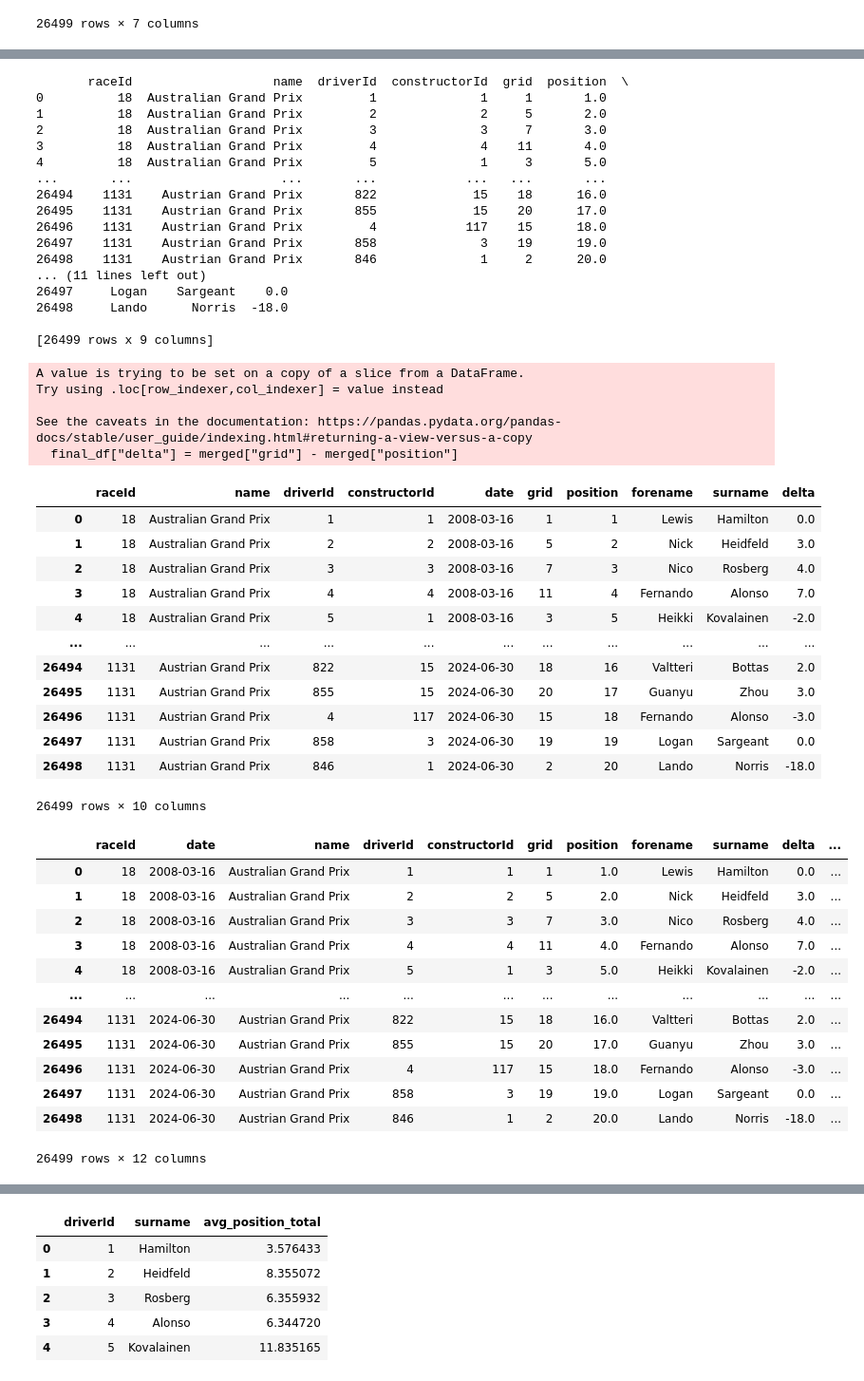
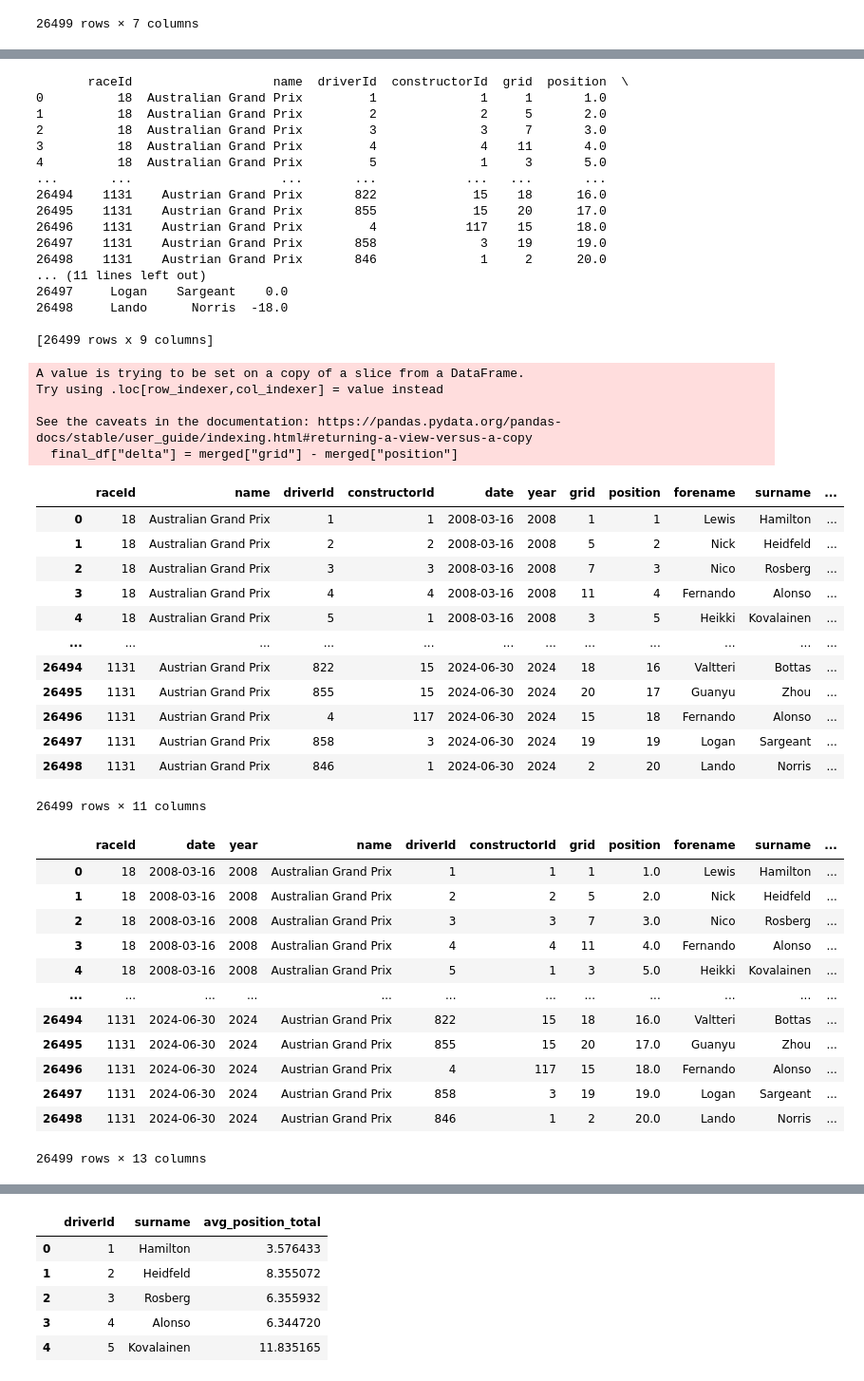
Before and after one commit to ipranek/F1-Random-Forest, a Jupyter notebook: data_arrange.ipynb, the cells around one changed output, grey strips where cells are left out. Shown at 95% size. Cells and saved outputs as stored; diff of their text form; code cells hidden in the pictures.

```diff
--- a/data_arrange.ipynb
+++ b/data_arrange.ipynb
@@ -71,9 +71,9 @@ races = pd.read_csv(os.path.join(DIR_PATH, "races.csv"))
 
 merged = results.merge(drivers, on="driverId", how="inner") #merging drivers to results with the key as driverId
 
-merged = merged.merge(races[["raceId","name", "date"]], on="raceId", how="inner") #taking the merged and merging races to it with the selected columns with the key as raceId
-
-final_df = merged[["raceId","name", "driverId","constructorId","date", "grid","position", "forename", "surname"]]
+merged = merged.merge(races[["raceId","name", "date", "year"]], on="raceId", how="inner") #taking the merged and merging races to it with the selected columns with the key as raceId
+#also, next time pls just extract the year from the date by using datetime, this is kinda stupid lmao
+final_df = merged[["raceId","name", "driverId","constructorId","date", "year", "grid","position", "forename", "surname"]]
 
 final_df
 # %% [output]
@@ -124,51 +124,51 @@ Try using .loc[row_indexer,col_indexer] = value instead
 
 See the caveats in the documentation: https://pandas.pydata.org/pandas-docs/stable/user_guide/indexing.html#returning-a-view-versus-a-copy
   final_df["delta"] = merged["grid"] - merged["position"]
-|  | raceId | name | driverId | constructorId | date | grid | position | forename | surname | delta |
-| 0 | 18 | Australian Grand Prix | 1 | 1 | 2008-03-16 | 1 | 1 | Lewis | Hamilton | 0.0 |
-| 1 | 18 | Australian Grand Prix | 2 | 2 | 2008-03-16 | 5 | 2 | Nick | Heidfeld | 3.0 |
-| 2 | 18 | Australian Grand Prix | 3 | 3 | 2008-03-16 | 7 | 3 | Nico | Rosberg | 4.0 |
-| 3 | 18 | Australian Grand Prix | 4 | 4 | 2008-03-16 | 11 | 4 | Fernando | Alonso | 7.0 |
-| 4 | 18 | Australian Grand Prix | 5 | 1 | 2008-03-16 | 3 | 5 | Heikki | Kovalainen | -2.0 |
-| ... | ... | ... | ... | ... | ... | ... | ... | ... | ... | ... |
-| 26494 | 1131 | Austrian Grand Prix | 822 | 15 | 2024-06-30 | 18 | 16 | Valtteri | Bottas | 2.0 |
-| 26495 | 1131 | Austrian Grand Prix | 855 | 15 | 2024-06-30 | 20 | 17 | Guanyu | Zhou | 3.0 |
-| 26496 | 1131 | Austrian Grand Prix | 4 | 117 | 2024-06-30 | 15 | 18 | Fernando | Alonso | -3.0 |
-| 26497 | 1131 | Austrian Grand Prix | 858 | 3 | 2024-06-30 | 19 | 19 | Logan | Sargeant | 0.0 |
-| 26498 | 1131 | Austrian Grand Prix | 846 | 1 | 2024-06-30 | 2 | 20 | Lando | Norris | -18.0 |
+|  | raceId | name | driverId | constructorId | date | year | grid | position | forename | surname | ... |
+| 0 | 18 | Australian Grand Prix | 1 | 1 | 2008-03-16 | 2008 | 1 | 1 | Lewis | Hamilton | ... |
+| 1 | 18 | Australian Grand Prix | 2 | 2 | 2008-03-16 | 2008 | 5 | 2 | Nick | Heidfeld | ... |
+| 2 | 18 | Australian Grand Prix | 3 | 3 | 2008-03-16 | 2008 | 7 | 3 | Nico | Rosberg | ... |
+| 3 | 18 | Australian Grand Prix | 4 | 4 | 2008-03-16 | 2008 | 11 | 4 | Fernando | Alonso | ... |
+| 4 | 18 | Australian Grand Prix | 5 | 1 | 2008-03-16 | 2008 | 3 | 5 | Heikki | Kovalainen | ... |
+| ... | ... | ... | ... | ... | ... | ... | ... | ... | ... | ... | ... |
+| 26494 | 1131 | Austrian Grand Prix | 822 | 15 | 2024-06-30 | 2024 | 18 | 16 | Valtteri | Bottas | ... |
+| 26495 | 1131 | Austrian Grand Prix | 855 | 15 | 2024-06-30 | 2024 | 20 | 17 | Guanyu | Zhou | ... |
+| 26496 | 1131 | Austrian Grand Prix | 4 | 117 | 2024-06-30 | 2024 | 15 | 18 | Fernando | Alonso | ... |
+| 26497 | 1131 | Austrian Grand Prix | 858 | 3 | 2024-06-30 | 2024 | 19 | 19 | Logan | Sargeant | ... |
+| 26498 | 1131 | Austrian Grand Prix | 846 | 1 | 2024-06-30 | 2024 | 2 | 20 | Lando | Norris | ... |
-26499 rows × 10 columns
+26499 rows × 11 columns
 # %%
 teams = pd.read_csv(os.path.join(DIR_PATH, "constructors.csv"))
 team_points = pd.read_csv(os.path.join(DIR_PATH, "constructor_results.csv"))
 
 team_points = team_points[["raceId", "constructorId", "points"]].rename(
     columns={"points": "constructor_points"}
 )
 teams = teams[["constructorId", "name"]].rename(columns={"name": "constructor_name"})
 
 
 
 merged = merged.merge(team_points, on=["raceId", "constructorId"], how="left")
 merged = merged.merge(teams, on="constructorId", how="left")
 
 
-merged = merged[["raceId","date","name", "driverId","constructorId","grid","position", "forename", "surname", "delta", "constructor_name", "constructor_points"]]
+merged = merged[["raceId","date", "year","name", "driverId","constructorId","grid","position", "forename", "surname", "delta", "constructor_name", "constructor_points"]]
 
 merged
 # %% [output]
-|  | raceId | date | name | driverId | constructorId | grid | position | forename | surname | delta | ... |
-| 0 | 18 | 2008-03-16 | Australian Grand Prix | 1 | 1 | 1 | 1.0 | Lewis | Hamilton | 0.0 | ... |
-| 1 | 18 | 2008-03-16 | Australian Grand Prix | 2 | 2 | 5 | 2.0 | Nick | Heidfeld | 3.0 | ... |
-| 2 | 18 | 2008-03-16 | Australian Grand Prix | 3 | 3 | 7 | 3.0 | Nico | Rosberg | 4.0 | ... |
-| 3 | 18 | 2008-03-16 | Australian Grand Prix | 4 | 4 | 11 | 4.0 | Fernando | Alonso | 7.0 | ... |
-| 4 | 18 | 2008-03-16 | Australian Grand Prix | 5 | 1 | 3 | 5.0 | Heikki | Kovalainen | -2.0 | ... |
+|  | raceId | date | year | name | driverId | constructorId | grid | position | forename | surname | ... |
+| 0 | 18 | 2008-03-16 | 2008 | Australian Grand Prix | 1 | 1 | 1 | 1.0 | Lewis | Hamilton | ... |
+| 1 | 18 | 2008-03-16 | 2008 | Australian Grand Prix | 2 | 2 | 5 | 2.0 | Nick | Heidfeld | ... |
+| 2 | 18 | 2008-03-16 | 2008 | Australian Grand Prix | 3 | 3 | 7 | 3.0 | Nico | Rosberg | ... |
+| 3 | 18 | 2008-03-16 | 2008 | Australian Grand Prix | 4 | 4 | 11 | 4.0 | Fernando | Alonso | ... |
+| 4 | 18 | 2008-03-16 | 2008 | Australian Grand Prix | 5 | 1 | 3 | 5.0 | Heikki | Kovalainen | ... |
 | ... | ... | ... | ... | ... | ... | ... | ... | ... | ... | ... | ... |
-| 26494 | 1131 | 2024-06-30 | Austrian Grand Prix | 822 | 15 | 18 | 16.0 | Valtteri | Bottas | 2.0 | ... |
-| 26495 | 1131 | 2024-06-30 | Austrian Grand Prix | 855 | 15 | 20 | 17.0 | Guanyu | Zhou | 3.0 | ... |
-| 26496 | 1131 | 2024-06-30 | Austrian Grand Prix | 4 | 117 | 15 | 18.0 | Fernando | Alonso | -3.0 | ... |
-| 26497 | 1131 | 2024-06-30 | Austrian Grand Prix | 858 | 3 | 19 | 19.0 | Logan | Sargeant | 0.0 | ... |
-| 26498 | 1131 | 2024-06-30 | Austrian Grand Prix | 846 | 1 | 2 | 20.0 | Lando | Norris | -18.0 | ... |
+| 26494 | 1131 | 2024-06-30 | 2024 | Austrian Grand Prix | 822 | 15 | 18 | 16.0 | Valtteri | Bottas | ... |
+| 26495 | 1131 | 2024-06-30 | 2024 | Austrian Grand Prix | 855 | 15 | 20 | 17.0 | Guanyu | Zhou | ... |
+| 26496 | 1131 | 2024-06-30 | 2024 | Austrian Grand Prix | 4 | 117 | 15 | 18.0 | Fernando | Alonso | ... |
+| 26497 | 1131 | 2024-06-30 | 2024 | Austrian Grand Prix | 858 | 3 | 19 | 19.0 | Logan | Sargeant | ... |
+| 26498 | 1131 | 2024-06-30 | 2024 | Austrian Grand Prix | 846 | 1 | 2 | 20.0 | Lando | Norris | ... |
-26499 rows × 12 columns
+26499 rows × 13 columns
 # %%
 merged["position"] = pd.to_numeric(merged["position"], errors = "coerce")
 merged["avg_position"] =merged.groupby("driverId")["position"].transform("mean")
```
Also changed, not shown: parts of 5 cells of this notebook.
